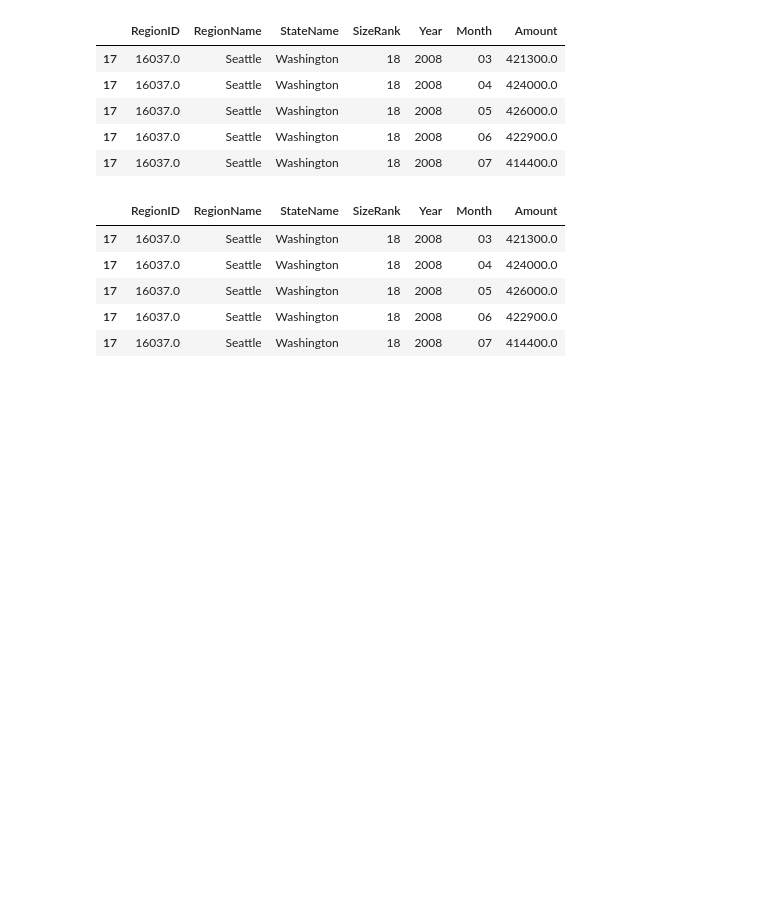
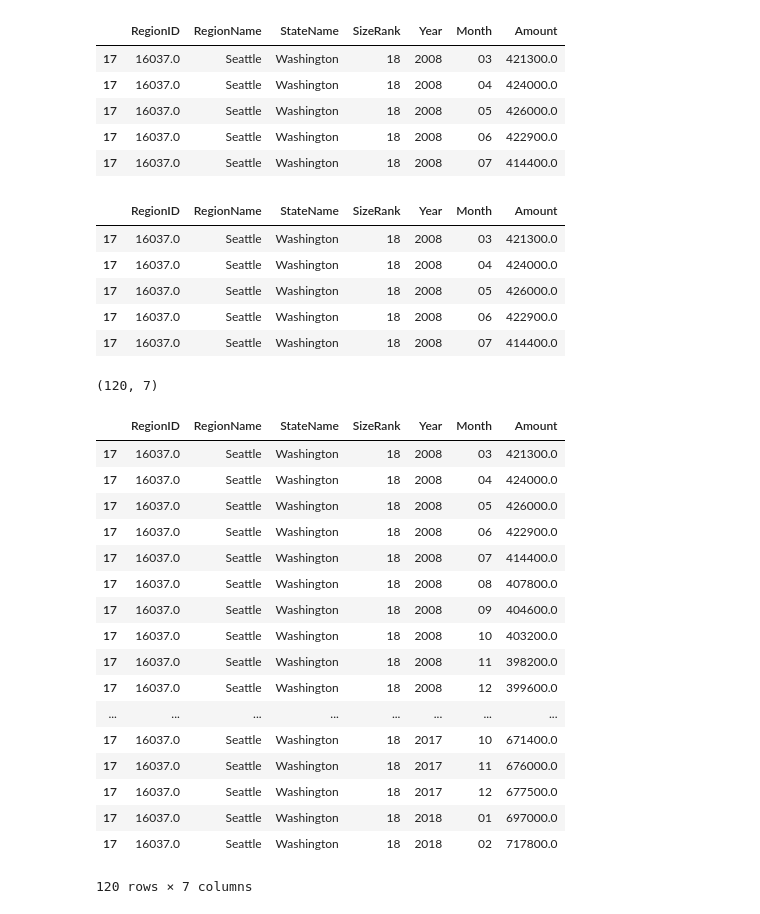
Before and after one commit to yichiang/Project-Apartment-Rent-Prediction, a Jupyter notebook: apartment_data.ipynb, the cells around one changed output. Cells and saved outputs as stored; diff of their text form; code cells hidden in the pictures; blank space fills up the shorter version.

```diff
--- a/apartment_data.ipynb
+++ b/apartment_data.ipynb
@@ -151,3 +169,28 @@ my_old_zillow_housing_df.head()
 | 17 | 16037.0 | Seattle | Washington | 18 | 2008 | 05 | 426000.0 |
 | 17 | 16037.0 | Seattle | Washington | 18 | 2008 | 06 | 422900.0 |
 | 17 | 16037.0 | Seattle | Washington | 18 | 2008 | 07 | 414400.0 |
+# %%
+my_old_zillow_housing_df.shape
+# %% [output]
+(120, 7)
+# %%
+my_old_zillow_housing_df
+# %% [output]
+|  | RegionID | RegionName | StateName | SizeRank | Year | Month | Amount |
+| 17 | 16037.0 | Seattle | Washington | 18 | 2008 | 03 | 421300.0 |
+| 17 | 16037.0 | Seattle | Washington | 18 | 2008 | 04 | 424000.0 |
+| 17 | 16037.0 | Seattle | Washington | 18 | 2008 | 05 | 426000.0 |
+| 17 | 16037.0 | Seattle | Washington | 18 | 2008 | 06 | 422900.0 |
+| 17 | 16037.0 | Seattle | Washington | 18 | 2008 | 07 | 414400.0 |
+| 17 | 16037.0 | Seattle | Washington | 18 | 2008 | 08 | 407800.0 |
+| 17 | 16037.0 | Seattle | Washington | 18 | 2008 | 09 | 404600.0 |
+| 17 | 16037.0 | Seattle | Washington | 18 | 2008 | 10 | 403200.0 |
+| 17 | 16037.0 | Seattle | Washington | 18 | 2008 | 11 | 398200.0 |
+| 17 | 16037.0 | Seattle | Washington | 18 | 2008 | 12 | 399600.0 |
+| ... | ... | ... | ... | ... | ... | ... | ... |
+| 17 | 16037.0 | Seattle | Washington | 18 | 2017 | 10 | 671400.0 |
+| 17 | 16037.0 | Seattle | Washington | 18 | 2017 | 11 | 676000.0 |
+| 17 | 16037.0 | Seattle | Washington | 18 | 2017 | 12 | 677500.0 |
+| 17 | 16037.0 | Seattle | Washington | 18 | 2018 | 01 | 697000.0 |
+| 17 | 16037.0 | Seattle | Washington | 18 | 2018 | 02 | 717800.0 |
+120 rows × 7 columns
```
Also changed, not shown: parts of 6 cells of this notebook, 14 other files.
